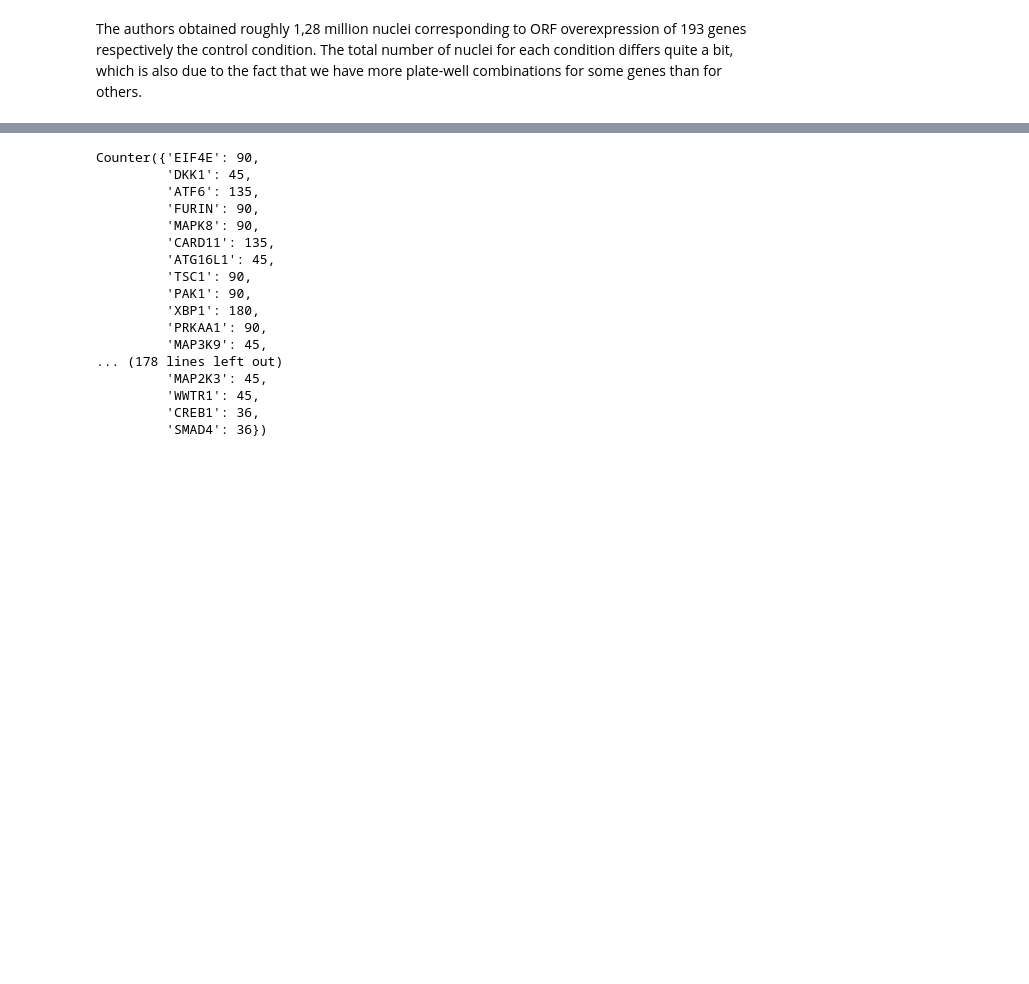
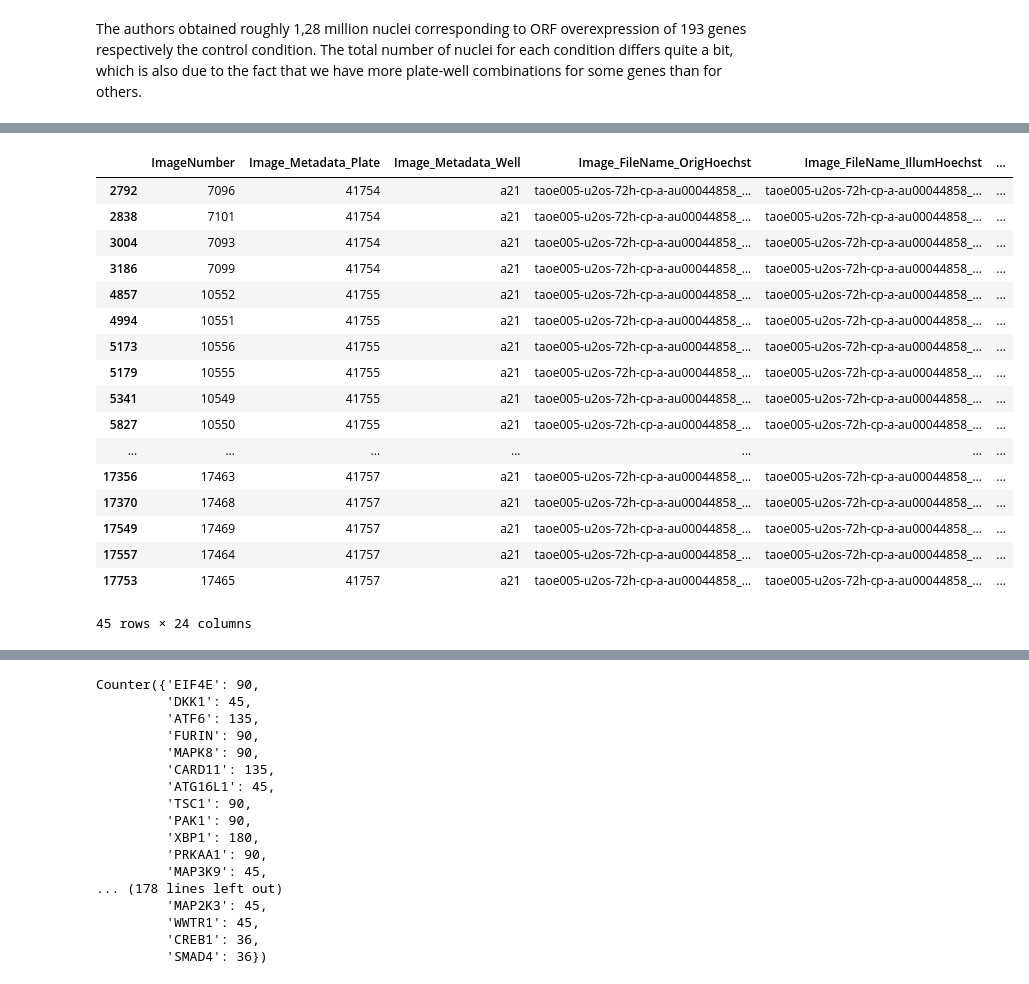
Before and after one commit to uhlerlab/image2reg, a Jupyter notebook: notebooks/image/preprocessing/eda_image_dataset.ipynb, the cells around one changed output, grey strips where cells are left out. Saved outputs shown, nothing was run; the diff lists cells and outputs as text; code cells hidden in the pictures; blank space fills up the shorter version.

```diff
--- a/notebooks/image/preprocessing/eda_image_dataset.ipynb
+++ b/notebooks/image/preprocessing/eda_image_dataset.ipynb
@@ -535,0 +514,23 @@ filtered_metadata_orm.loc[filtered_metadata_orm["Image_Metadata_GeneSymbol"] ==
+# %%
+filtered_metadata_orm.loc[
+    filtered_metadata_orm["Image_Metadata_GeneSymbol"] == "CDKN1A"
+].head(50)
+# %% [output]
+|  | ImageNumber | Image_Metadata_Plate | Image_Metadata_Well | Image_FileName_OrigHoechst | Image_FileName_IllumHoechst | ... |
+| 2792 | 7096 | 41754 | a21 | taoe005-u2os-72h-cp-a-au00044858_... | taoe005-u2os-72h-cp-a-au00044858_... | ... |
+| 2838 | 7101 | 41754 | a21 | taoe005-u2os-72h-cp-a-au00044858_... | taoe005-u2os-72h-cp-a-au00044858_... | ... |
+| 3004 | 7093 | 41754 | a21 | taoe005-u2os-72h-cp-a-au00044858_... | taoe005-u2os-72h-cp-a-au00044858_... | ... |
+| 3186 | 7099 | 41754 | a21 | taoe005-u2os-72h-cp-a-au00044858_... | taoe005-u2os-72h-cp-a-au00044858_... | ... |
+| 4857 | 10552 | 41755 | a21 | taoe005-u2os-72h-cp-a-au00044858_... | taoe005-u2os-72h-cp-a-au00044858_... | ... |
+| 4994 | 10551 | 41755 | a21 | taoe005-u2os-72h-cp-a-au00044858_... | taoe005-u2os-72h-cp-a-au00044858_... | ... |
+| 5173 | 10556 | 41755 | a21 | taoe005-u2os-72h-cp-a-au00044858_... | taoe005-u2os-72h-cp-a-au00044858_... | ... |
+| 5179 | 10555 | 41755 | a21 | taoe005-u2os-72h-cp-a-au00044858_... | taoe005-u2os-72h-cp-a-au00044858_... | ... |
+| 5341 | 10549 | 41755 | a21 | taoe005-u2os-72h-cp-a-au00044858_... | taoe005-u2os-72h-cp-a-au00044858_... | ... |
+| 5827 | 10550 | 41755 | a21 | taoe005-u2os-72h-cp-a-au00044858_... | taoe005-u2os-72h-cp-a-au00044858_... | ... |
+| ... | ... | ... | ... | ... | ... | ... |
+| 17356 | 17463 | 41757 | a21 | taoe005-u2os-72h-cp-a-au00044858_... | taoe005-u2os-72h-cp-a-au00044858_... | ... |
+| 17370 | 17468 | 41757 | a21 | taoe005-u2os-72h-cp-a-au00044858_... | taoe005-u2os-72h-cp-a-au00044858_... | ... |
+| 17549 | 17469 | 41757 | a21 | taoe005-u2os-72h-cp-a-au00044858_... | taoe005-u2os-72h-cp-a-au00044858_... | ... |
+| 17557 | 17464 | 41757 | a21 | taoe005-u2os-72h-cp-a-au00044858_... | taoe005-u2os-72h-cp-a-au00044858_... | ... |
+| 17753 | 17465 | 41757 | a21 | taoe005-u2os-72h-cp-a-au00044858_... | taoe005-u2os-72h-cp-a-au00044858_... | ... |
+45 rows × 24 columns
```
Also changed, not shown: parts of 2 cells of this notebook, 11 other files.
